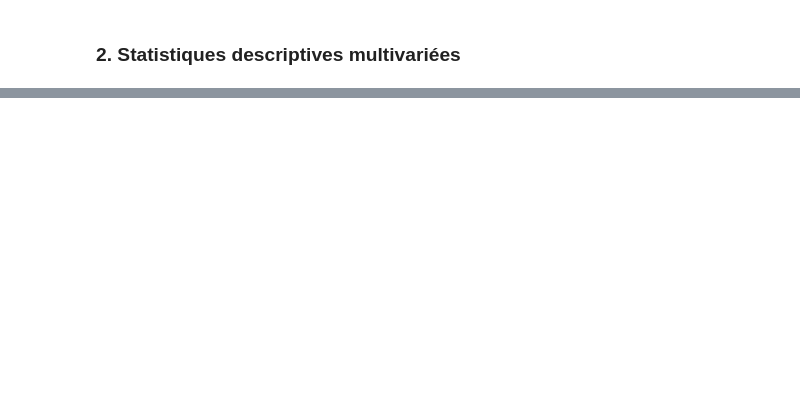
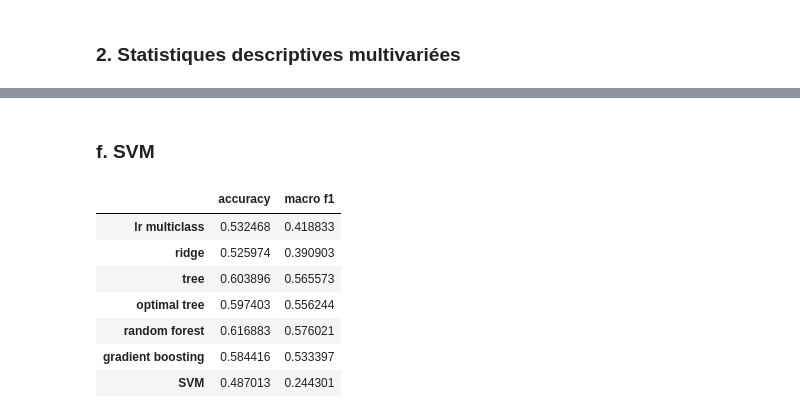
Before and after one commit to cecilepillard/2020_Energy, a Jupyter notebook: Python-Energy-G1.ipynb, the cells around one changed output, grey strips where cells are left out. Drawn from its saved outputs; the diff is of its cells as text; code cells hidden in the pictures; blank space fills up the shorter version.

```diff
--- a/Python-Energy-G1.ipynb
+++ b/Python-Energy-G1.ipynb
@@ -245,0 +463,10 @@ Name: orientation, dtype: int64
+# %%
+X_train, X_test, y_train, y_test = train_test_split(X, y, test_size=0.2,
+                                                    random_state=10)
+# %%
+def metrics(y_test, y_pred, res, method):
+    accuracy = accuracy_score(y_test, y_pred)
+    f1 = f1_score(y_test, y_pred, average='macro')
+    #mae = mean_absolute_error(y_test, y_pred)
+    res[method] = [accuracy, f1]
+    return pd.DataFrame.from_dict(res, orient='index', columns=['accuracy', 'macro f1'])
@@ -245,0 +481,7 @@ Name: orientation, dtype: int64
+# %%
+# variable recensant tous les résultats des modèles
+res_class = {}
+
+# variable explicative qualitative
+y_train_class = y_train['Energy.efficiency']
+y_test_class = y_test['Energy.efficiency']
@@ -245,0 +681,18 @@ Name: orientation, dtype: int64
+# %% [markdown]
+### f. SVM
+# %%
+svm_c = svm.SVC(decision_function_shape='ovo')
+msvm_c = svm_c.fit(X_train, y_train_class)
+
+y_pred = msvm_c.predict(X_test)
+# %%
+metrics(y_test_class, y_pred, res_class, 'SVM')
+# %% [output]
+|  | accuracy | macro f1 |
+| lr multiclass | 0.532468 | 0.418833 |
+| ridge | 0.525974 | 0.390903 |
+| tree | 0.603896 | 0.565573 |
+| optimal tree | 0.597403 | 0.556244 |
+| random forest | 0.616883 | 0.576021 |
+| gradient boosting | 0.584416 | 0.533397 |
+| SVM | 0.487013 | 0.244301 |
```
Also changed, not shown: parts of 151 cells of this notebook.
